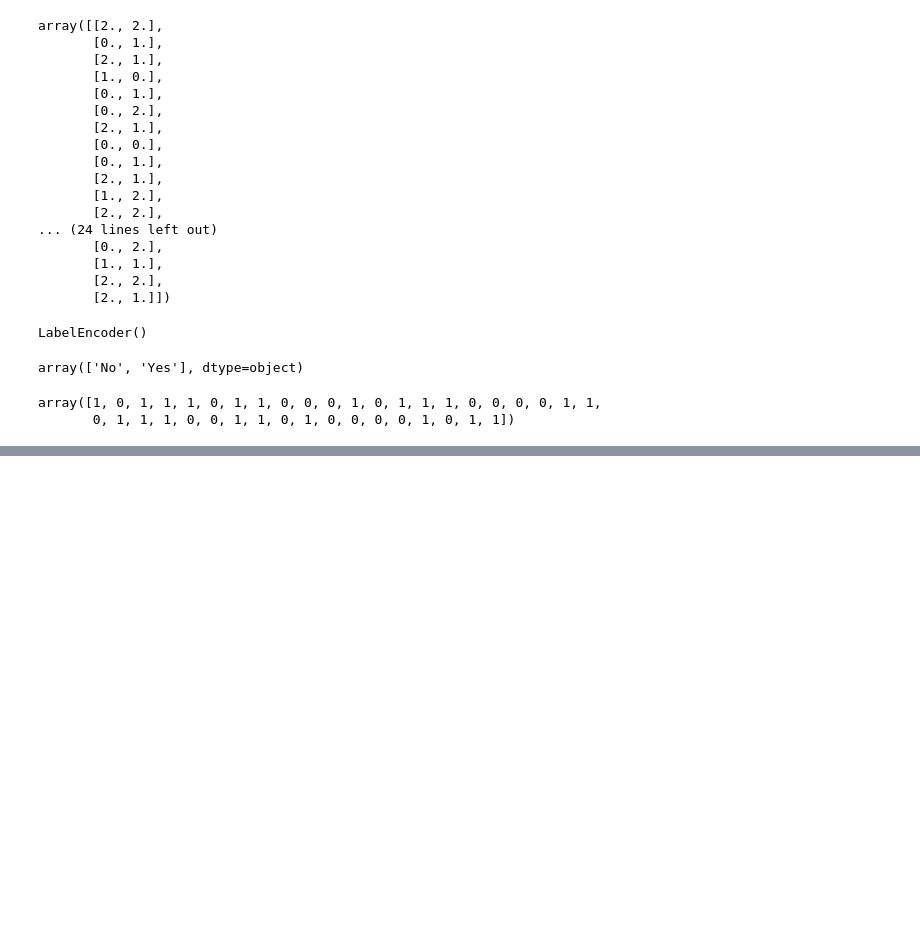
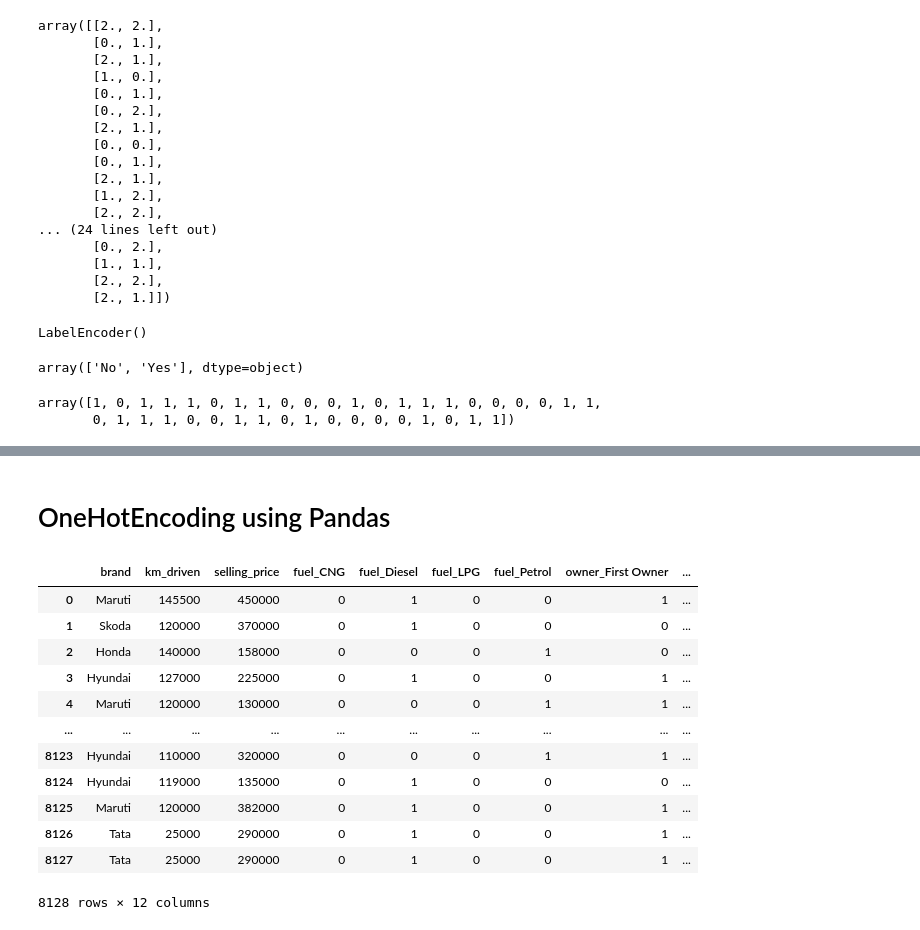
Before and after one commit to tiwariPratyush/ML, a Jupyter notebook: Feature_Engineering/encoding_cat_data.ipynb, the cells around one changed output, grey strips where cells are left out. Saved outputs shown, nothing was run; the diff lists cells and outputs as text; code cells hidden in the pictures; blank space fills up the shorter version.

Commit message:
Encoding Categorical Data' '

```diff
--- a/Feature_Engineering/encoding_cat_data.ipynb
+++ b/Feature_Engineering/encoding_cat_data.ipynb
@@ -115,0 +124,2 @@ array([1, 0, 1, 1, 1, 0, 1, 1, 0, 0, 0, 1, 0, 1, 1, 1, 0, 0, 0, 0, 1, 1,
+# %%
+df = pd.read_csv('cars.csv')
@@ -115,0 +145,18 @@ array([1, 0, 1, 1, 1, 0, 1, 1, 0, 0, 0, 1, 0, 1, 1, 1, 0, 0, 0, 0, 1, 1,
+# %% [markdown]
+# OneHotEncoding using Pandas
+# %%
+pd.get_dummies(df,columns=['fuel','owner'],dtype=int)
+# %% [output]
+|  | brand | km_driven | selling_price | fuel_CNG | fuel_Diesel | fuel_LPG | fuel_Petrol | owner_First Owner | ... |
+| 0 | Maruti | 145500 | 450000 | 0 | 1 | 0 | 0 | 1 | ... |
+| 1 | Skoda | 120000 | 370000 | 0 | 1 | 0 | 0 | 0 | ... |
+| 2 | Honda | 140000 | 158000 | 0 | 0 | 0 | 1 | 0 | ... |
+| 3 | Hyundai | 127000 | 225000 | 0 | 1 | 0 | 0 | 1 | ... |
+| 4 | Maruti | 120000 | 130000 | 0 | 0 | 0 | 1 | 1 | ... |
+| ... | ... | ... | ... | ... | ... | ... | ... | ... | ... |
+| 8123 | Hyundai | 110000 | 320000 | 0 | 0 | 0 | 1 | 1 | ... |
+| 8124 | Hyundai | 119000 | 135000 | 0 | 1 | 0 | 0 | 0 | ... |
+| 8125 | Maruti | 120000 | 382000 | 0 | 1 | 0 | 0 | 1 | ... |
+| 8126 | Tata | 25000 | 290000 | 0 | 1 | 0 | 0 | 1 | ... |
+| 8127 | Tata | 25000 | 290000 | 0 | 1 | 0 | 0 | 1 | ... |
+8128 rows × 12 columns
```
Also changed, not shown: parts of 13 cells of this notebook, 3 other files.
